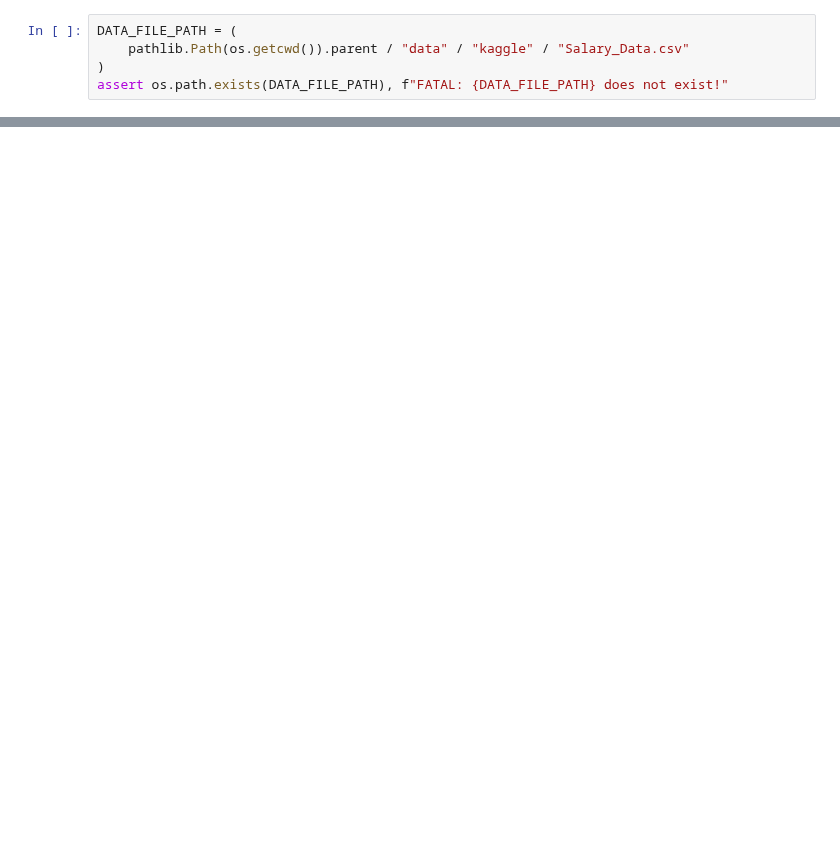
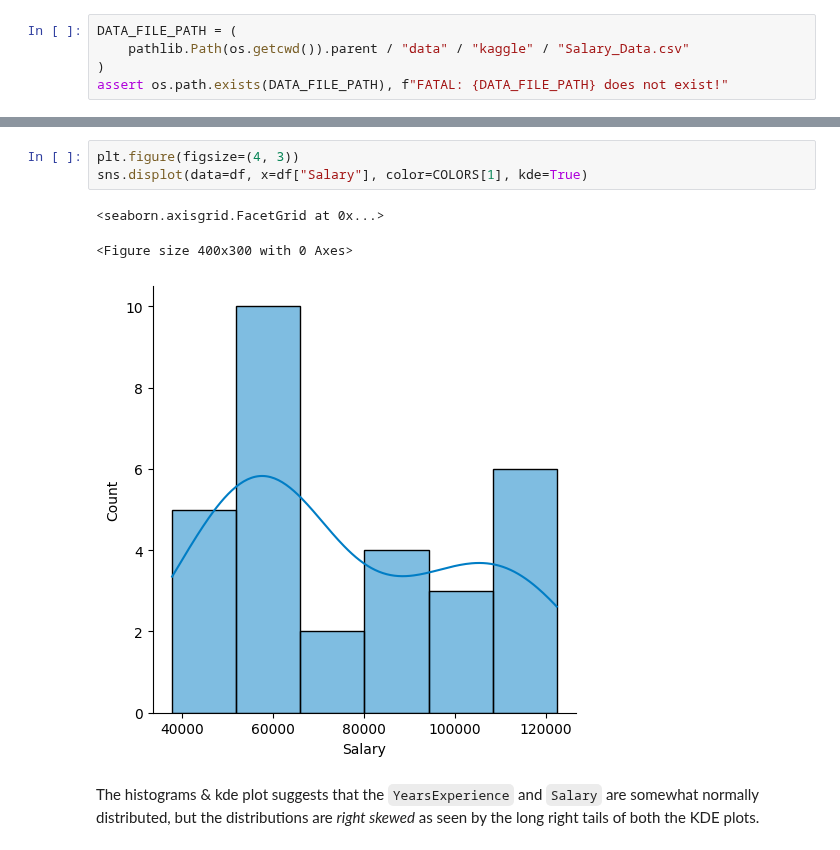
Before and after one commit to mjbhobe/DataScienceWithPython, a Jupyter notebook: DataScienceRevealed-Nokeri/ch01/regression1.ipynb, the cells around one changed output, grey strips where cells are left out. Drawn from its saved outputs; the diff is of its cells as text; blank space fills up the shorter version.

```diff
--- a/DataScienceRevealed-Nokeri/ch01/regression1.ipynb
+++ b/DataScienceRevealed-Nokeri/ch01/regression1.ipynb
@@ -303,0 +144,9 @@ plt.show()
+# %%
+plt.figure(figsize=(4, 3))
+sns.displot(data=df, x=df["Salary"], color=COLORS[1], kde=True)
+# %% [output]
+<seaborn.axisgrid.FacetGrid at 0x...>
+<Figure size 400x300 with 0 Axes>
+[figure, added]
+# %% [markdown]
+The histograms & kde plot suggests that the `YearsExperience` and `Salary` are somewhat normally distributed, but the distributions are _right skewed_ as seen by the long right tails of both the KDE plots.
```
Also changed, not shown: parts of 77 cells of this notebook, 3 other files.
